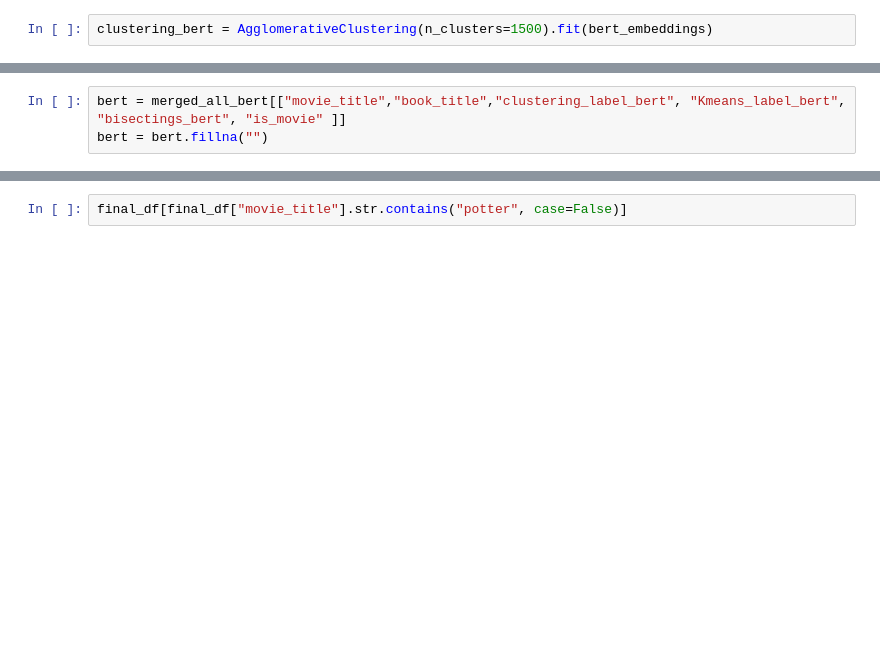
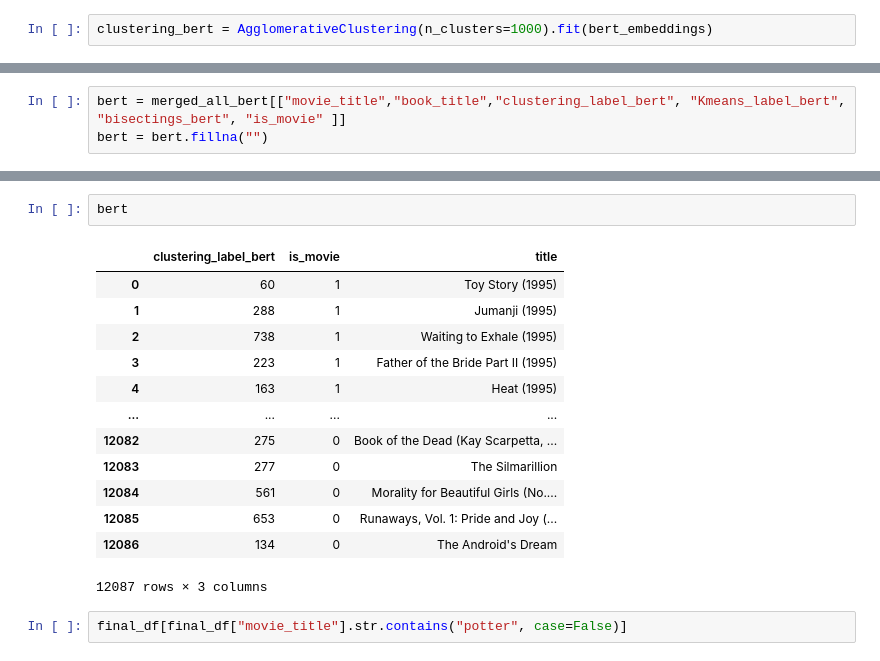
Before and after one commit to arostagnat/BookMatch, a Jupyter notebook: notebooks/Clustering_model.ipynb, the cells around one changed output, grey strips where cells are left out. Saved outputs shown, nothing was run; the diff lists cells and outputs as text; blank space fills up the shorter version.

```diff
--- a/notebooks/Clustering_model.ipynb
+++ b/notebooks/Clustering_model.ipynb
@@ -232,3 +239,3 @@ clustering = AgglomerativeClustering(n_clusters=100).fit(vectorized_docs)
 # %%
-clustering_bert = AgglomerativeClustering(n_clusters=1500).fit(bert_embeddings)
+clustering_bert = AgglomerativeClustering(n_clusters=1000).fit(bert_embeddings)
 # %%
@@ -297,3 +421,19 @@ bert = bert.fillna("")
+# %%
+bert
+# %% [output]
+|  | clustering_label_bert | is_movie | title |
+| 0 | 60 | 1 | Toy Story (1995) |
+| 1 | 288 | 1 | Jumanji (1995) |
+| 2 | 738 | 1 | Waiting to Exhale (1995) |
+| 3 | 223 | 1 | Father of the Bride Part II (1995) |
+| 4 | 163 | 1 | Heat (1995) |
+| ... | ... | ... | ... |
+| 12082 | 275 | 0 | Book of the Dead (Kay Scarpetta, ... |
+| 12083 | 277 | 0 | The Silmarillion |
+| 12084 | 561 | 0 | Morality for Beautiful Girls (No.... |
+| 12085 | 653 | 0 | Runaways, Vol. 1: Pride and Joy (... |
+| 12086 | 134 | 0 | The Android's Dream |
+12087 rows × 3 columns
 # %%
 final_df[final_df["movie_title"].str.contains("potter", case=False)]
 # %%
```
Also changed, not shown: parts of 28 cells of this notebook, 3 other files.
